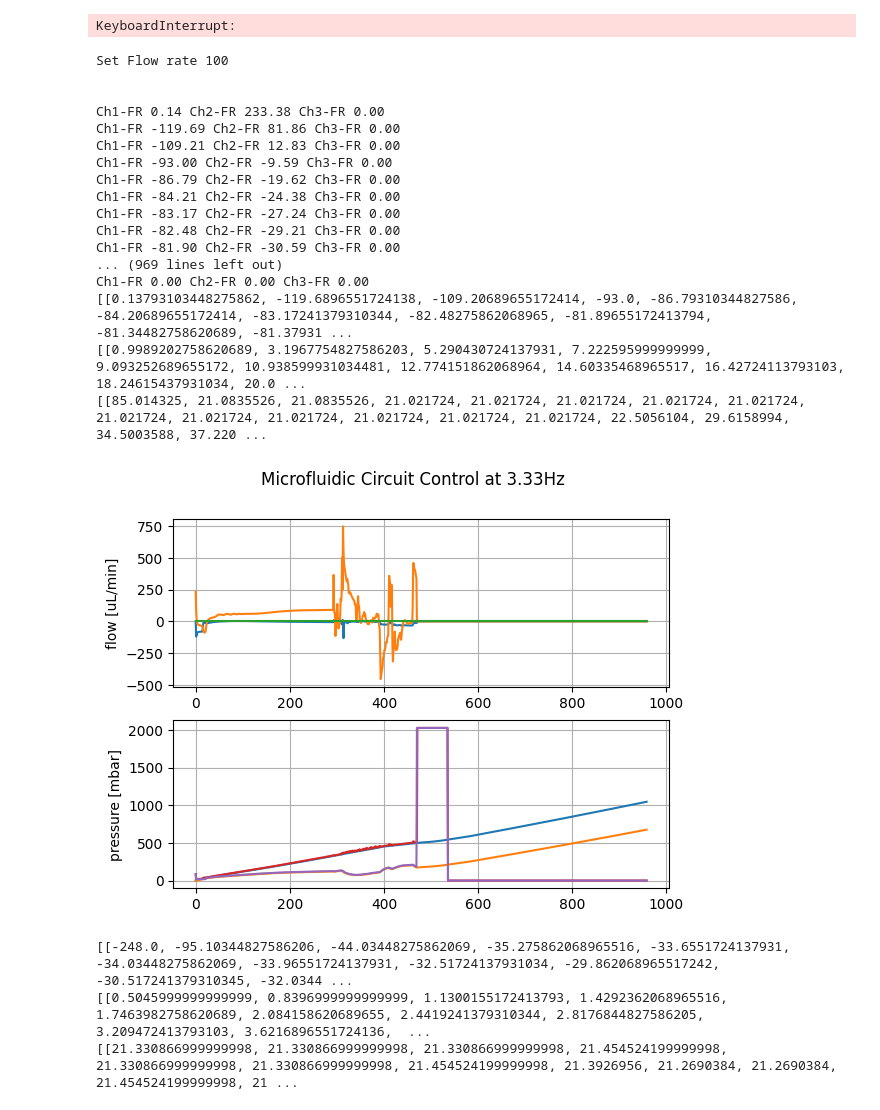
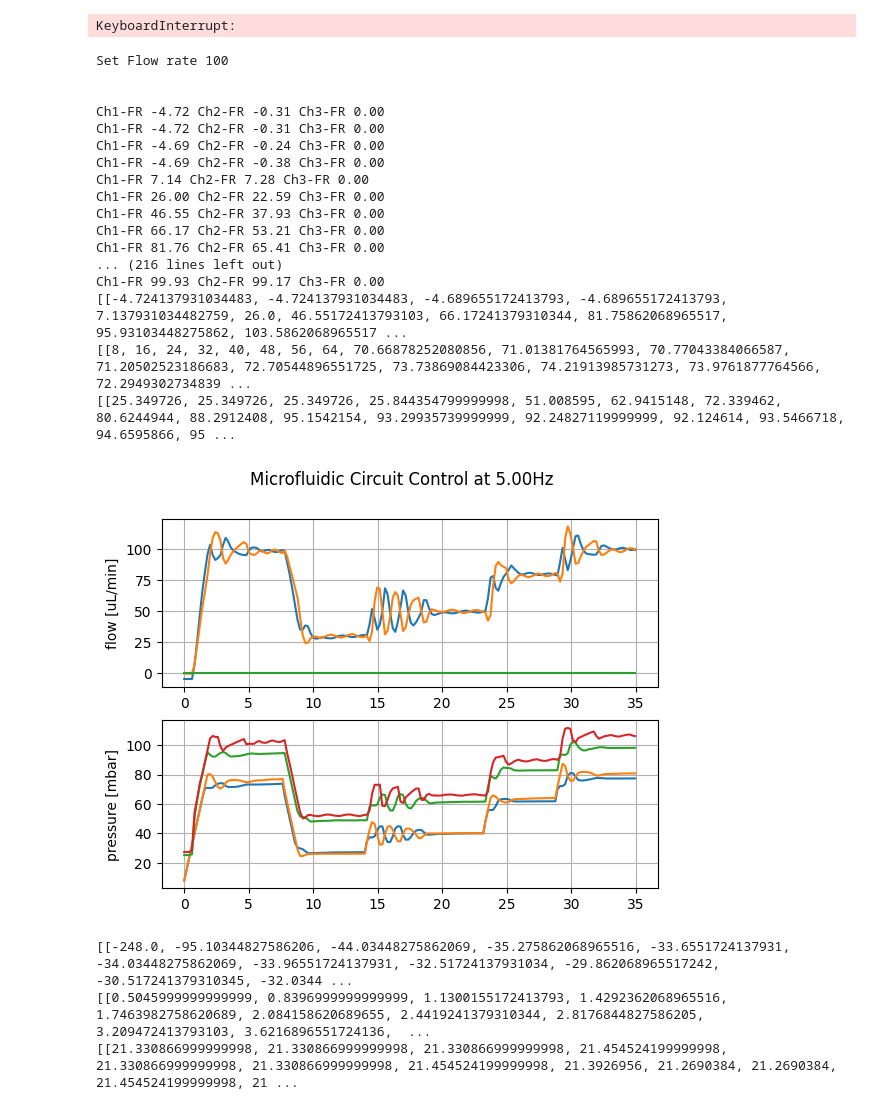
Before and after one commit to bdigg/auto-LNP, a Jupyter notebook: pumptest.ipynb, the cells around one changed output. Cells and saved outputs as stored; diff of their text form; code cells hidden in the pictures.

```diff
--- a/pumptest.ipynb
+++ b/pumptest.ipynb
@@ -241,19 +244,23 @@ KeyboardInterrupt:
 # %%
 #
 
-period = 0.3
+period = 0.2
+K_p = 0.02 #Tune the proportioal component 0.013
+K_i = 0.0001 #Tune the integral component  0.0005
 experiment_t = 60
 start_t = time.time()
 last_t = start_t
+real_start_t = start_t
 active_channels = [1,2]
 eqb_d = 10
 col_t = 0
-K_p = [0.05,0.05] #Tune the proportional component
-K_i = 0.035 #Tune the integral component
+K_p = [0.02,0.02] #Tune the proportional component
+K_i = 0.0001 #Tune the integral component
 FlowScale = [100,30,50,80,100]
 
 flow_list, fr, pr_control, cont_pressure_list, real_pressure_list = [[],[],[],[]],[[],[],[],[]],[0,0,0,0],[[],[],[],[]],[[],[],[],[]]
 I = [0,0,0,0]
+time_list = []
 active_t = 120
 
 
@@ -266,6 +273,7 @@ for flow in FlowScale:
     t = 0
     fr_perc_error = [[],[],[],[]]
     while True:
+        time_list.append((time.time() - real_start_t))
         for i, channel in enumerate(active_channels):
             #Read Flow Rate
             fr[i] = get_sensor_data(channel)[0]
@@ -277,7 +285,11 @@ for flow in FlowScale:
             real_pressure_list[i].append(pr)
             #Calculate Correction
             I[i] = I[i] + K_i*fr_error*(period)
-            adjustment =  fr_error*K_p[i] + I[i]
+            adjustment =  (fr_error*abs(fr_error))*K_p[i] + I[i]
+            if adjustment > 8:
+                adjustment = 8
+            if adjustment < -8:
+                adjustment = -8
             pr_control[i] = pr_control[i] - adjustment
             cont_pressure_list[i].append(pr_control[i])
             set_pressure(channel,pr_control[i])
@@ -289,7 +301,7 @@ for flow in FlowScale:
             #print(np.max((fr_perc_error[i])[(t-eqb_d*2):t]))
             if np.max((fr_perc_error[i])[(t-eqb_d*2):t]) < 0.1 and collection == False:
                 print(np.max((fr_perc_error[i])[(t-eqb_d*2):t]))
-                print("Equilibriation time ",t/2,"s")
+                print("Equilibriation time ",t*period,"s")
                 print("Beginning Collection\n\n\n")
                 #Move to well position
                 collection = True
@@ -299,58 +311,57 @@ for flow in FlowScale:
                 print("Flow rate condition fail")
 
         if (time.time() - start_t) > active_t:
             break
         # Wait until desired period time
         sleep_t = period - (time.time() - last_t)
         if sleep_t > 0:
             time.sleep( sleep_t )
         last_t = time.time() # And update the last time
         t = t+1
 
 
 set_pressure(1,0)
 set_pressure(2,0)
 print(flow_list)
 print(cont_pressure_list)
 print(real_pressure_list,"\n")
 
 
-plt.rcParams['axes.grid'] = True
 fig=plt.figure()
 fig.suptitle("Microfluidic Circuit Control at {0:.2f}Hz".format(1/period))
 plt.subplot(2,1,1)
-plt.plot(flow_list[0])
-plt.plot(flow_list[1])
-plt.plot(flow_list[2])
+plt.plot(time_list,flow_list[0])
+plt.plot(time_list,flow_list[1])
+plt.plot(time_list,flow_list[2])
 plt.ylabel('flow [uL/min]')
 plt.subplot(2,1,2)
-plt.plot(cont_pressure_list[0])
-plt.plot(cont_pressure_list[1])
-plt.plot(cont_pressure_list[2])
-plt.plot(real_pressure_list[0])
-plt.plot(real_pressure_list[1])
-plt.plot(real_pressure_list[2])
+plt.plot(time_list,cont_pressure_list[0])
+plt.plot(time_list,cont_pressure_list[1])
+#plt.plot(time_list,cont_pressure_list[2])
+plt.plot(time_list,real_pressure_list[0])
+plt.plot(time_list,real_pressure_list[1])
+#plt.plot(time_list,real_pressure_list[2])
 plt.ylabel('pressure [mbar]')
 plt.show()
 # %% [output]
 Set Flow rate 100
 
 
-Ch1-FR 0.14 Ch2-FR 233.38 Ch3-FR 0.00
-Ch1-FR -119.69 Ch2-FR 81.86 Ch3-FR 0.00
-Ch1-FR -109.21 Ch2-FR 12.83 Ch3-FR 0.00
-Ch1-FR -93.00 Ch2-FR -9.59 Ch3-FR 0.00
-Ch1-FR -86.79 Ch2-FR -19.62 Ch3-FR 0.00
-Ch1-FR -84.21 Ch2-FR -24.38 Ch3-FR 0.00
-Ch1-FR -83.17 Ch2-FR -27.24 Ch3-FR 0.00
-Ch1-FR -82.48 Ch2-FR -29.21 Ch3-FR 0.00
-Ch1-FR -81.90 Ch2-FR -30.59 Ch3-FR 0.00
-... (969 lines left out)
-Ch1-FR 0.00 Ch2-FR 0.00 Ch3-FR 0.00
-[[0.13793103448275862, -119.6896551724138, -109.20689655172414, -93.0, -86.79310344827586, -84.20689655172414, -83.17241379310344, -82.48275862068965, -81.89655172413794, -81.34482758620689, -81.37931 ...
-[[0.9989202758620689, 3.1967754827586203, 5.290430724137931, 7.222595999999999, 9.093252689655172, 10.938599931034481, 12.774151862068964, 14.60335468965517, 16.42724113793103, 18.24615437931034, 20.0 ...
-[[85.014325, 21.0835526, 21.0835526, 21.021724, 21.021724, 21.021724, 21.021724, 21.021724, 21.021724, 21.021724, 21.021724, 21.021724, 21.021724, 21.021724, 22.5056104, 29.6158994, 34.5003588, 37.220 ...
+Ch1-FR -4.72 Ch2-FR -0.31 Ch3-FR 0.00
+Ch1-FR -4.72 Ch2-FR -0.31 Ch3-FR 0.00
+Ch1-FR -4.69 Ch2-FR -0.24 Ch3-FR 0.00
+Ch1-FR -4.69 Ch2-FR -0.38 Ch3-FR 0.00
+Ch1-FR 7.14 Ch2-FR 7.28 Ch3-FR 0.00
+Ch1-FR 26.00 Ch2-FR 22.59 Ch3-FR 0.00
+Ch1-FR 46.55 Ch2-FR 37.93 Ch3-FR 0.00
+Ch1-FR 66.17 Ch2-FR 53.21 Ch3-FR 0.00
+Ch1-FR 81.76 Ch2-FR 65.41 Ch3-FR 0.00
+... (216 lines left out)
+Ch1-FR 99.93 Ch2-FR 99.17 Ch3-FR 0.00
+[[-4.724137931034483, -4.724137931034483, -4.689655172413793, -4.689655172413793, 7.137931034482759, 26.0, 46.55172413793103, 66.17241379310344, 81.75862068965517, 95.93103448275862, 103.5862068965517 ...
+[[8, 16, 24, 32, 40, 48, 56, 64, 70.66878252080856, 71.01381764565993, 70.77043384066587, 71.20502523186683, 72.70544896551725, 73.73869084423306, 74.21913985731273, 73.9761877764566, 72.2949302734839 ...
+[[25.349726, 25.349726, 25.349726, 25.844354799999998, 51.008595, 62.9415148, 72.339462, 80.6244944, 88.2912408, 95.1542154, 93.29935739999999, 92.24827119999999, 92.124614, 93.5466718, 94.6595866, 95 ...
-[figure, old version]
+[figure, new version]
 # %%
 print(flow_list)
 print(cont_pressure_list)
```
Also changed, not shown: parts of 8 cells of this notebook, 10 other files.
